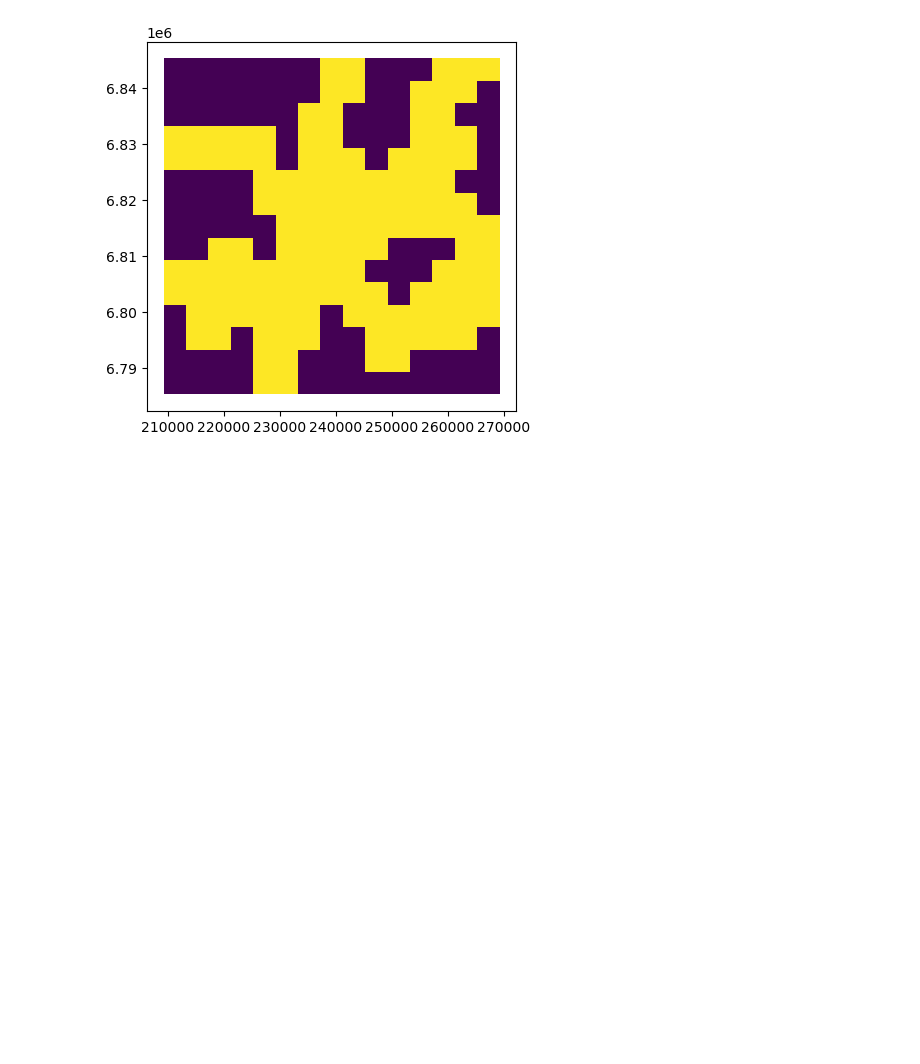
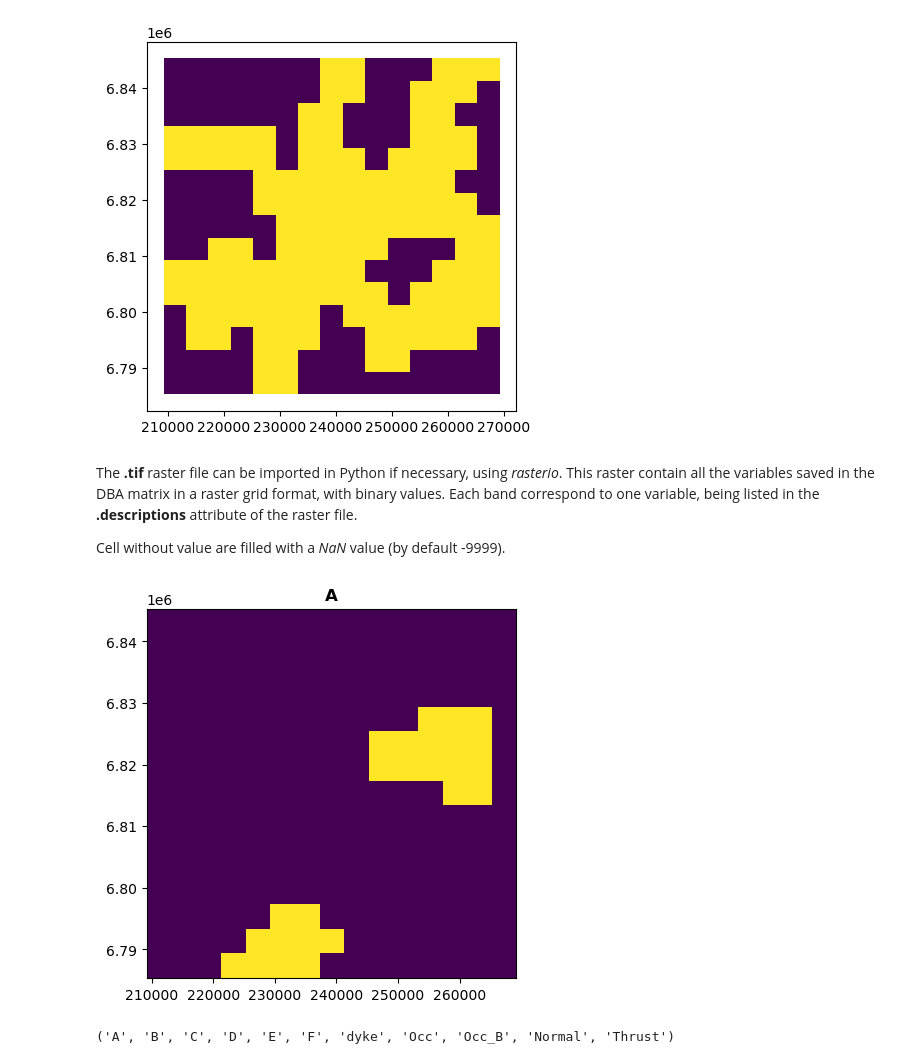
Before and after one commit to GispoCoding/eis_toolkit, a Jupyter notebook: notebooks/cba_introduction.ipynb, the cells around one changed output. Cells and saved outputs as stored; diff of their text form; code cells hidden in the pictures; blank space fills up the shorter version.

Commit message:
Add rasterization function
Add .to_raster() function to export results as .tiff multiband format.

```diff
--- a/notebooks/cba_introduction.ipynb
+++ b/notebooks/cba_introduction.ipynb
@@ -217,6 +217,18 @@ The CBA grid produced can be saved in a **.csv** or a **.shp** format.
 # %%
-cba_grid.to_csv("../tests/data/remote/Test_CBA_matrix")
-cba_grid.to_shapefile("../tests/data/remote/Test_CBA_matrix")
+from tempfile import TemporaryDirectory
+from pathlib import Path
+
+with TemporaryDirectory() as tmp_dir:
+    output_file = Path(tmp_dir + "_output")
+
+    # Save as a .csv (the crs is saved in the name of the file, DO NOT MODIFY IT)
+    cba_grid.to_csv(str(output_file))
+
+    # Save as a .shp
+    cba_grid.to_shapefile(str(output_file))
+
+    # Save as a multi-band .tif
+    cba_grid.to_raster(str(output_file))
 # %%
 cba_grid.cba
 # %% [output]
@@ -273,3 +285,17 @@ shp_cba_grid.cba.head(1)
 | cell_id |  |  |  |  |  |  |  |  |  |  |  | ... |
 | 0 | POLYGON ((209204.985 6845305.213,... | 0 | 0 | 1 | 0 | 0 | 0 | 0 | 0 | 0 | 0 | ... |
 [figure]
+# %% [markdown]
+The **.tif** raster file can be imported in Python if necessary, using *rasterio*. This raster contain all the variables saved in the DBA matrix in a raster grid format, with binary values. Each band correspond to one variable, being listed in the **.descriptions** attribute of the raster file.
+
+Cell without value are filled with a *NaN* value (by default -9999).
+# %%
+import rasterio
+from rasterio.plot import show
+
+raster = rasterio.open(str(output_file) + ".tif")
+rasterio.plot.show(raster.read(1), transform=raster.transform, title=raster.descriptions[0], cmap='viridis')
+raster.descriptions
+# %% [output]
+[figure, added]
+('A', 'B', 'C', 'D', 'E', 'F', 'dyke', 'Occ', 'Occ_B', 'Normal', 'Thrust')
```
Also changed, not shown: parts of 3 cells of this notebook, 3 other files.
